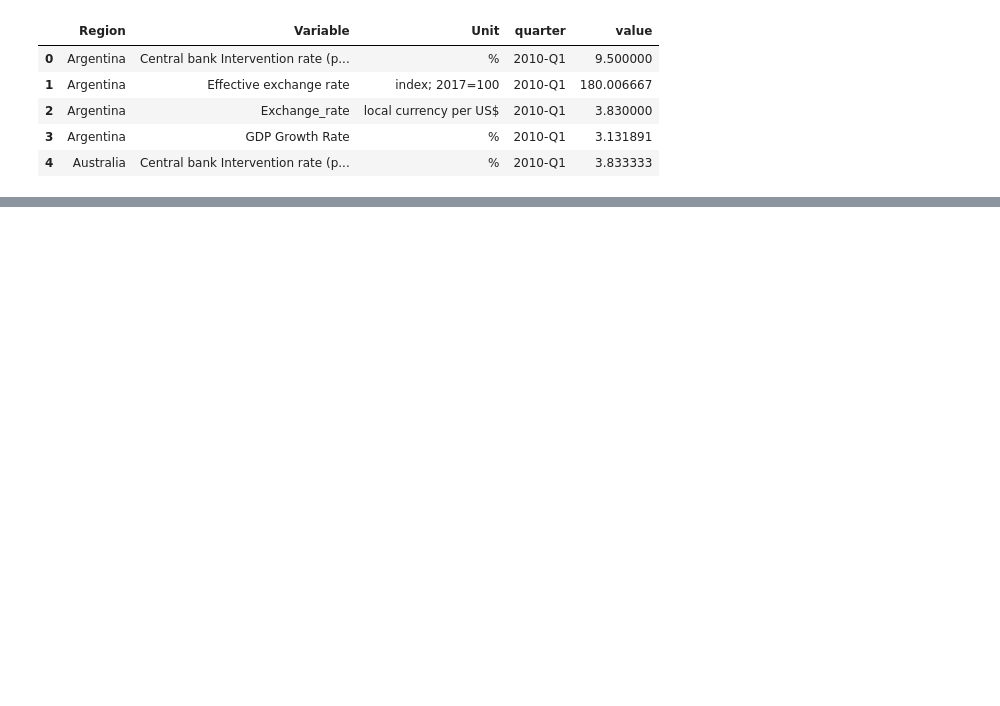
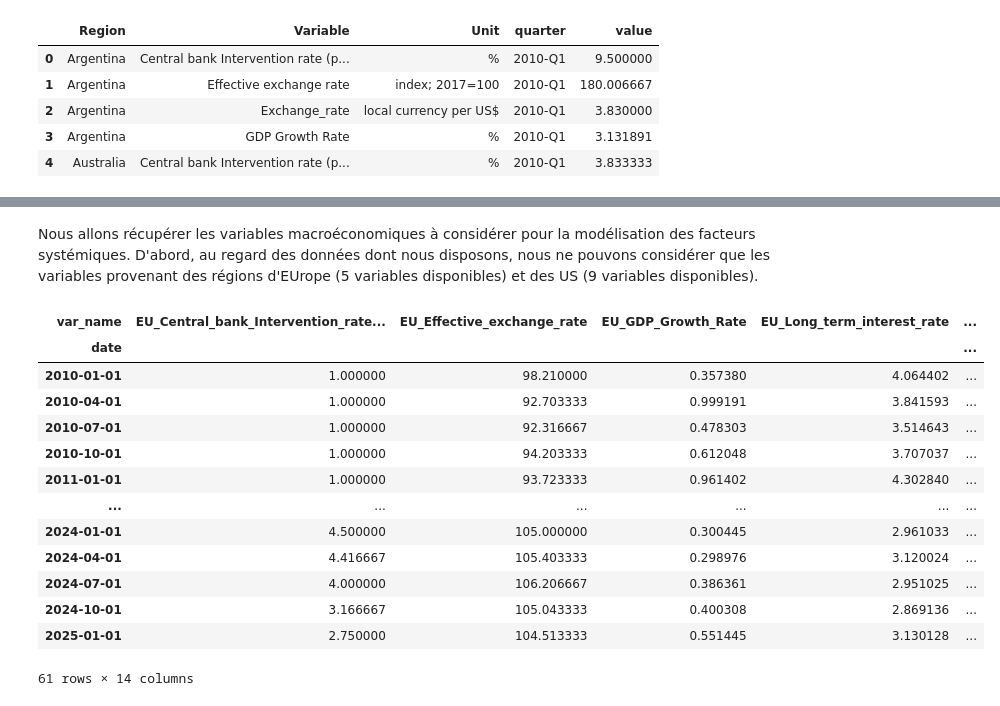
Before and after one commit to Celeste2405/PFE, a Jupyter notebook: model_averaging.ipynb, the cells around one changed output, grey strips where cells are left out. Drawn from its saved outputs; the diff is of its cells as text; code cells hidden in the pictures; blank space fills up the shorter version.

```diff
--- a/model_averaging.ipynb
+++ b/model_averaging.ipynb
@@ -36,0 +63,2 @@ df_long.head()
+# %% [markdown]
+Nous allons récupérer les variables macroéconomiques à considérer pour la modélisation des facteurs systémiques. D'abord, au regard des données dont nous disposons, nous ne pouvons considérer que les variables provenant des régions d'EUrope (5 variables disponibles) et des US (9 variables disponibles).
@@ -36,0 +76,56 @@ df_long.head()
+# %%
+# Mapping régions → suffixes
+region_map = {
+    "Europe": "EU",
+    "United States": "US"
+}
+
+def clean_var_name(var):
+    return (
+        var.strip()
+           .replace(" ", "_")
+           .replace("(", "")
+           .replace(")", "")
+           .replace("/", "_")
+    )
+
+df["var_name"] = (
+    df["Region"].map(region_map)
+    + "_"
+    + df["Variable"].apply(clean_var_name)
+)
+# %%
+# Passage au format long
+df_long = df.melt(
+    id_vars=["var_name"],
+    value_vars=time_cols,
+    var_name="date",
+    value_name="value"
+)
+
+# Pivot final
+df_ts = df_long.pivot(
+    index="date",
+    columns="var_name",
+    values="value"
+).sort_index()
+# %%
+# Conversion "2010-Q1" → PeriodIndex trimestriel
+df_ts.index = pd.PeriodIndex(df_ts.index, freq="Q").to_timestamp()
+# %%
+df_ts
+# %% [output]
+| var_name | EU_Central_bank_Intervention_rate... | EU_Effective_exchange_rate | EU_GDP_Growth_Rate | EU_Long_term_interest_rate | ... |
+| date |  |  |  |  | ... |
+| 2010-01-01 | 1.000000 | 98.210000 | 0.357380 | 4.064402 | ... |
+| 2010-04-01 | 1.000000 | 92.703333 | 0.999191 | 3.841593 | ... |
+| 2010-07-01 | 1.000000 | 92.316667 | 0.478303 | 3.514643 | ... |
+| 2010-10-01 | 1.000000 | 94.203333 | 0.612048 | 3.707037 | ... |
+| 2011-01-01 | 1.000000 | 93.723333 | 0.961402 | 4.302840 | ... |
+| ... | ... | ... | ... | ... | ... |
+| 2024-01-01 | 4.500000 | 105.000000 | 0.300445 | 2.961033 | ... |
+| 2024-04-01 | 4.416667 | 105.403333 | 0.298976 | 3.120024 | ... |
+| 2024-07-01 | 4.000000 | 106.206667 | 0.386361 | 2.951025 | ... |
+| 2024-10-01 | 3.166667 | 105.043333 | 0.400308 | 2.869136 | ... |
+| 2025-01-01 | 2.750000 | 104.513333 | 0.551445 | 3.130128 | ... |
+61 rows × 14 columns
```
Also changed, not shown: parts of 6 cells of this notebook.
